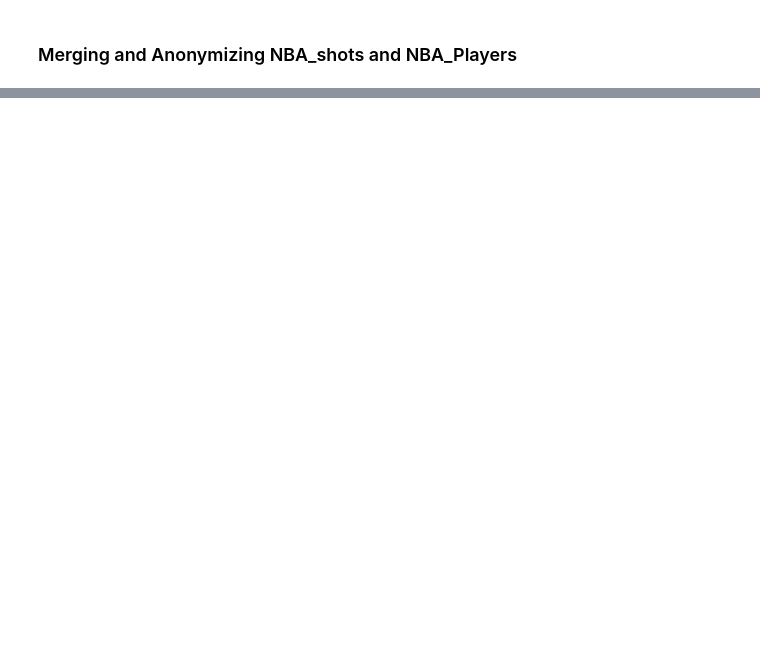
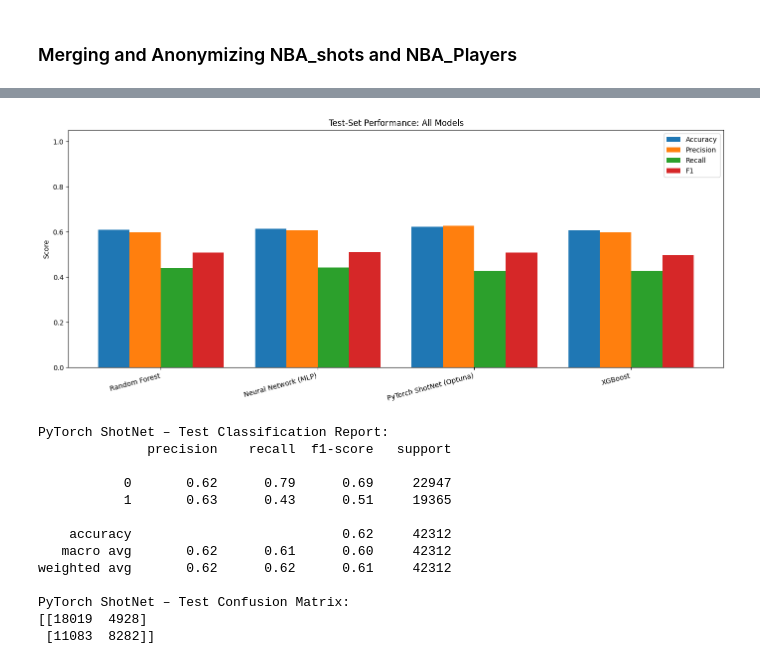
Before and after one commit to jfodera/College-Exam-Hub, a Jupyter notebook: NBA_Shot_Pred.ipynb, the cells around one changed output, grey strips where cells are left out. Cells and saved outputs as stored; diff of their text form; code cells hidden in the pictures; blank space fills up the shorter version.

```diff
--- a/NBA_Shot_Pred.ipynb
+++ b/NBA_Shot_Pred.ipynb
@@ -172,0 +328,15 @@ Name: SEASON_1, Length: 458, dtype: int64
+# %%
+from sklearn.model_selection import train_test_split
+
+# Drop any NaNs
+df_clean = df_encoded.dropna()
+X = df_clean.drop(columns=['SHOT_MADE'])
+y = df_clean['SHOT_MADE']
+
+# Split into training (98%), validation (1%), and testing (1%) sets
+X_train, X_temp, y_train, y_temp = train_test_split(X, y, test_size=0.02, random_state=42, stratify=y)
+X_val, X_test, y_val, y_test = train_test_split(X_temp, y_temp, test_size=0.5, random_state=42, stratify=y_temp)
+
+print(f"Training set shape: {X_train.shape}")
+print(f"Validation set shape: {X_val.shape}")
+print(f"Test set shape: {X_test.shape}")
@@ -172,0 +948,41 @@ Name: SEASON_1, Length: 458, dtype: int64
+# %%
+# Bar Chart Comparison
+metrics_plot = ["Test_Accuracy", "Test_Precision", "Test_Recall", "Test_F1"]
+labels = full_comparison["Model"].tolist()
+x = np.arange(len(labels))
+width = 0.2
+
+fig, ax = plt.subplots(figsize=(14, 6))
+for i, metric in enumerate(metrics_plot):
+    ax.bar(x + i * width, full_comparison[metric], width, label=metric.replace("Test_", ""))
+
+ax.set_xticks(x + width * 1.5)
+ax.set_xticklabels(labels, rotation=15, ha="right")
+ax.set_ylim(0, 1.05)
+ax.set_ylabel("Score")
+ax.set_title("Test-Set Performance: All Models")
+ax.legend()
+plt.tight_layout()
+plt.show()
+
+# Print PyTorch detailed report
+print("\nPyTorch ShotNet – Test Classification Report:")
+print(classification_report(pt_test_metrics["labels"], pt_test_metrics["preds"], zero_division=0))
+
+print("PyTorch ShotNet – Test Confusion Matrix:")
+print(confusion_matrix(pt_test_metrics["labels"], pt_test_metrics["preds"]))
+# %% [output]
+[figure, added]
+PyTorch ShotNet – Test Classification Report:
+              precision    recall  f1-score   support
+
+           0       0.62      0.79      0.69     22947
+           1       0.63      0.43      0.51     19365
+
+    accuracy                           0.62     42312
+   macro avg       0.62      0.61      0.60     42312
+weighted avg       0.62      0.62      0.61     42312
+
+PyTorch ShotNet – Test Confusion Matrix:
+[[18019  4928]
+ [11083  8282]]
```
Also changed, not shown: parts of 64 cells of this notebook.
